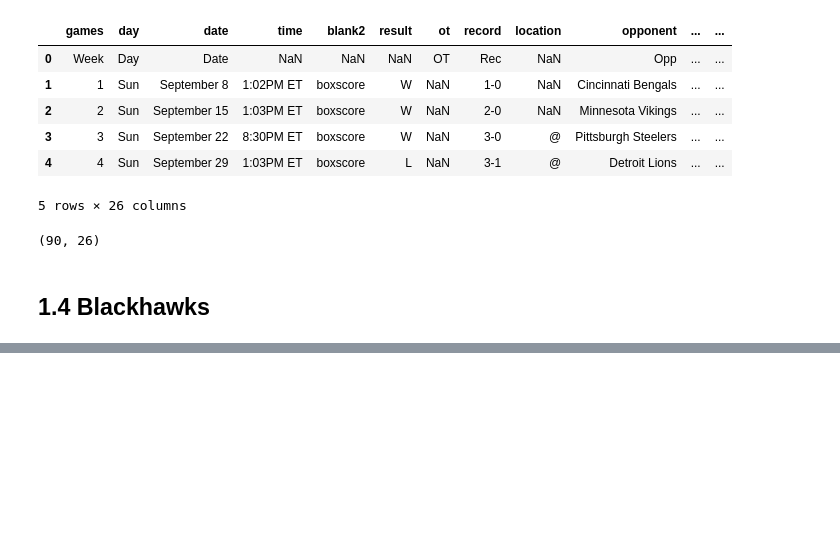
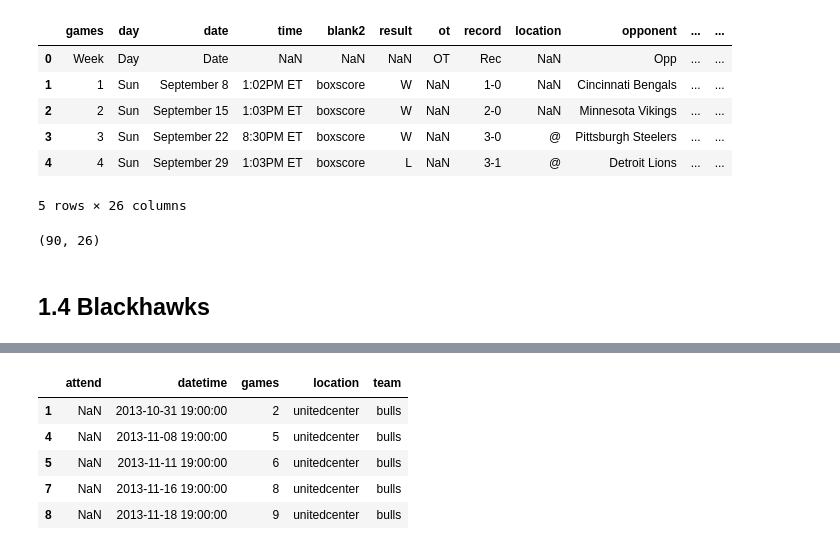
Before and after one commit to mkduchak/divvydataproject, a Jupyter notebook: 0b_scraping_seasons.ipynb, the cells around one changed output, grey strips where cells are left out. Drawn from its saved outputs; the diff is of its cells as text; code cells hidden in the pictures; blank space fills up the shorter version.

```diff
--- a/0b_scraping_seasons.ipynb
+++ b/0b_scraping_seasons.ipynb
@@ -195,0 +230,13 @@ gamecolumns = ['games','date','time','locations','opponent','pts','oppts','resul
+# %%
+bearsdata = pd.read_pickle('/home/michael/Documents/Projects/divvydataproject/data/SportballGames/bears.pkl')
+bearsdata = bearsdata[bearsdata['location'] != '@']
+bearsdata = bearsdata[bearsdata['games'] != 'Week']
+bearsdata = bearsdata[bearsdata['opponent'] != 'Bye Week']
+bearsdata['year'] = [str(x) for x in bearsdata['year']]
+bearsdata['datetimeraw'] = bearsdata['date'] + ', ' + bearsdata['year']+ ' ' + bearsdata['time']
+bearsdata['datetime'] = pd.to_datetime(bearsdata['datetimeraw'])
+bearsdata['datetime'] = bearsdata['datetime'].dt.round('H') + pd.DateOffset(hours = -1)
+bearsdata = bearsdata[['games','datetime']]
+bearsdata['location'] = 'soldierfield'
+bearsdata['team'] = 'bears'
+bearsdata.head()
@@ -195,0 +269,11 @@ gamecolumns = ['games','date','time','locations','opponent','pts','oppts','resul
+# %%
+sportsdata = pd.concat([bullsdata,baseballdata,bearsdata,hawksdata])
+# %%
+sportsdata.head()
+# %% [output]
+|  | attend | datetime | games | location | team |
+| 1 | NaN | 2013-10-31 19:00:00 | 2 | unitedcenter | bulls |
+| 4 | NaN | 2013-11-08 19:00:00 | 5 | unitedcenter | bulls |
+| 5 | NaN | 2013-11-11 19:00:00 | 6 | unitedcenter | bulls |
+| 7 | NaN | 2013-11-16 19:00:00 | 8 | unitedcenter | bulls |
+| 8 | NaN | 2013-11-18 19:00:00 | 9 | unitedcenter | bulls |
```
Also changed, not shown: parts of 15 cells of this notebook.
